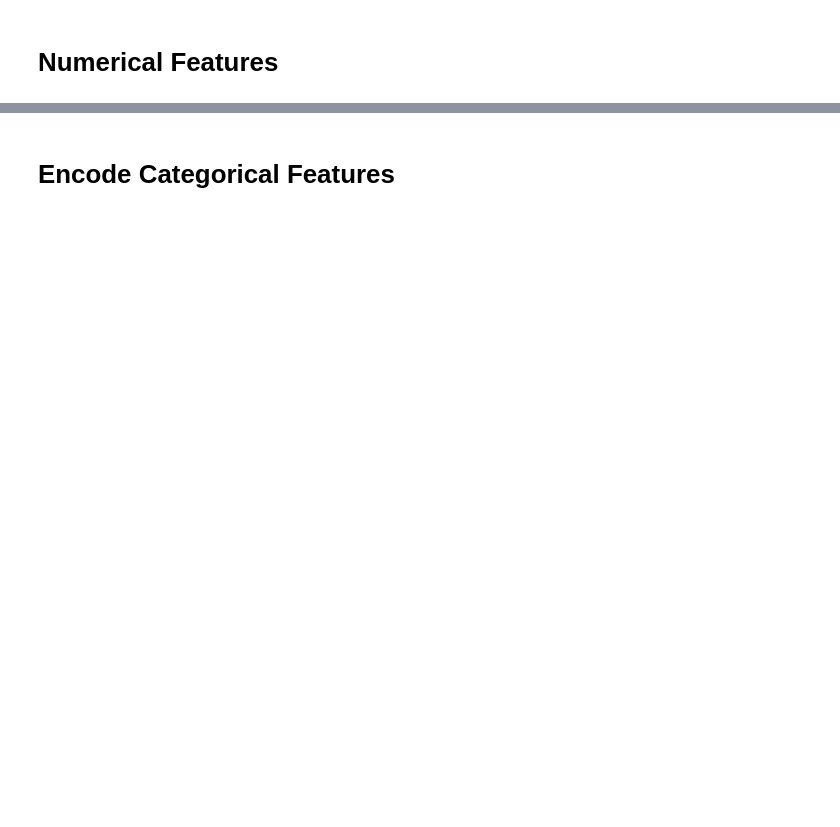
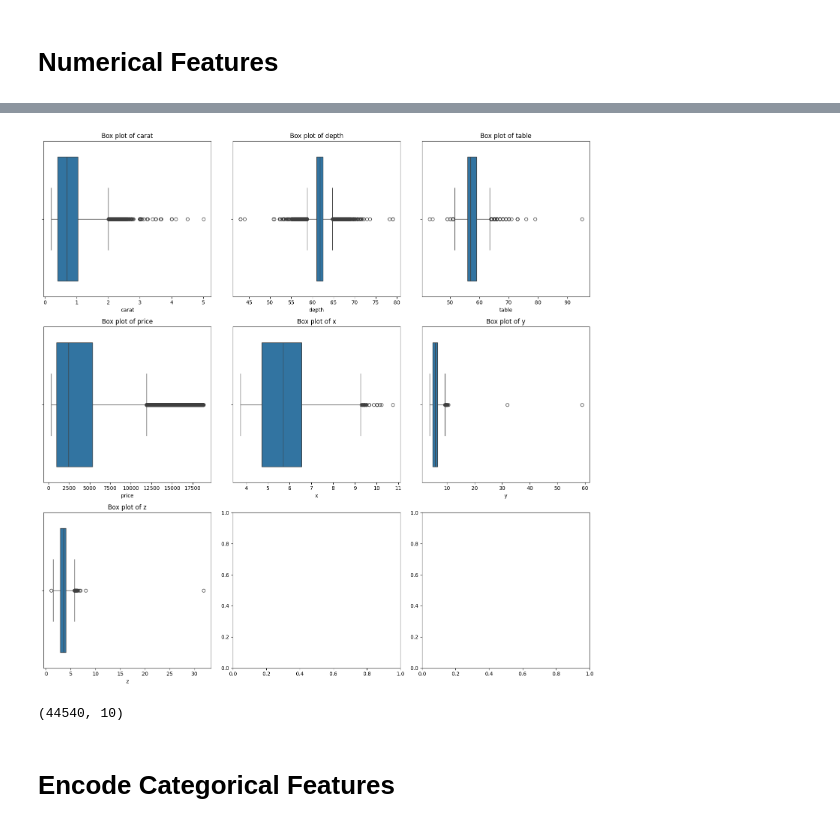
Before and after one commit to adimittal03/ECS171-Final-Group21, a Jupyter notebook: code/model.ipynb, the cells around one changed output, grey strips where cells are left out. Cells and saved outputs as stored; diff of their text form; code cells hidden in the pictures; blank space fills up the shorter version.

```diff
--- a/code/model.ipynb
+++ b/code/model.ipynb
@@ -99,3 +137,36 @@ numerical_df
+# %%
+import matplotlib.pyplot as plt
+import seaborn as sns
+
+
+n = len(numerical_columns)
+n_cols = 3
+n_rows = int(np.ceil(n / n_cols))
+
+fig, axs = plt.subplots(n_rows, n_cols, figsize=(n_cols*5, n_rows*5))
+
+for i, feature in enumerate(numerical_columns):
+    row = i // n_cols
+    col = i % n_cols
+    sns.boxplot(x=df[feature], ax=axs[row, col])
+    axs[row, col].set_title(f'Box plot of {feature}')
+
+plt.tight_layout()
+plt.show()
+# %% [output]
+[figure, added]
+# %%
+for feature in numerical_columns:
+    Q1 = df[feature].quantile(0.25)
+    Q3 = df[feature].quantile(0.75)
+    IQR = Q3 - Q1
+
+    # only keep rows in the dataframe that have values within 1.5*IQR of Q1 and Q3
+    df = df[~((df[feature] < (Q1 - 1.5 * IQR)) | (df[feature] > (Q3 + 1.5 * IQR)))]
+
+df.shape
+# %% [output]
+(44540, 10)
 # %% [markdown]
 # Encode Categorical Features
 # %%
```
Also changed, not shown: parts of 16 cells of this notebook, 1 other file.
